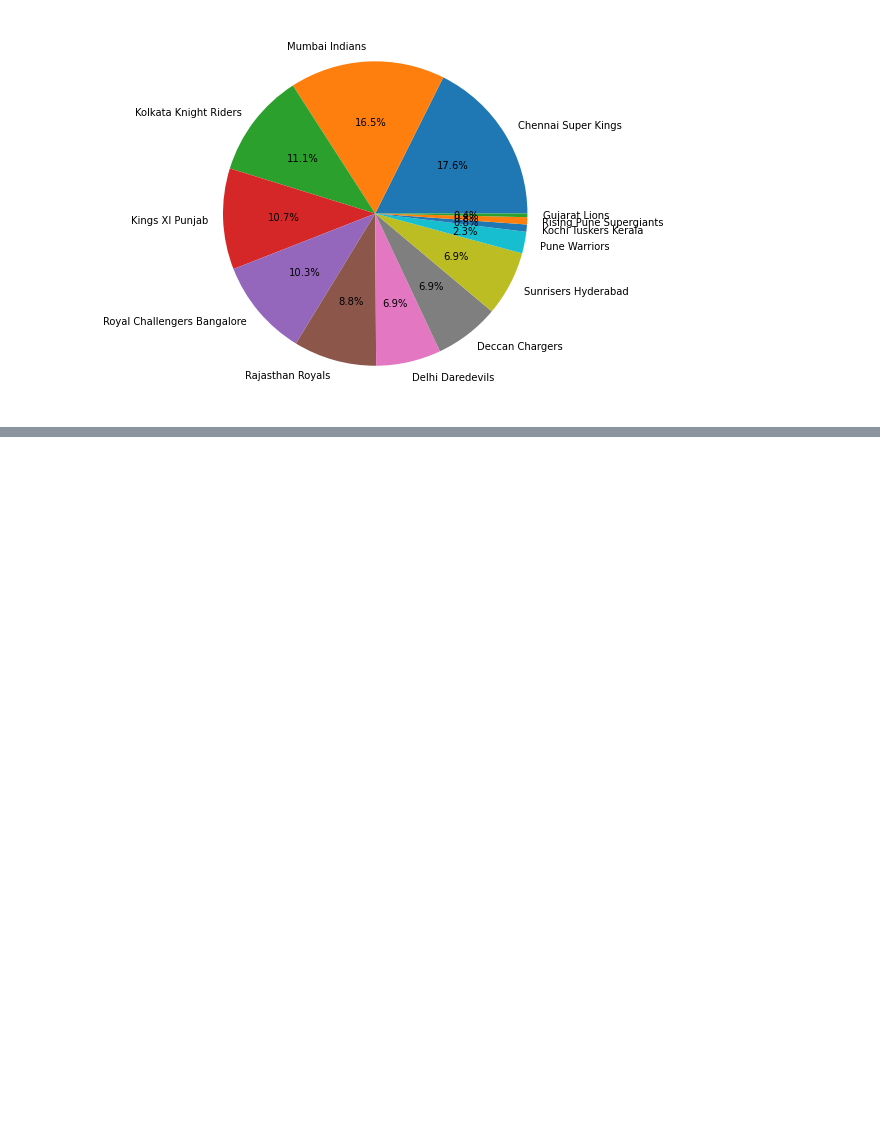
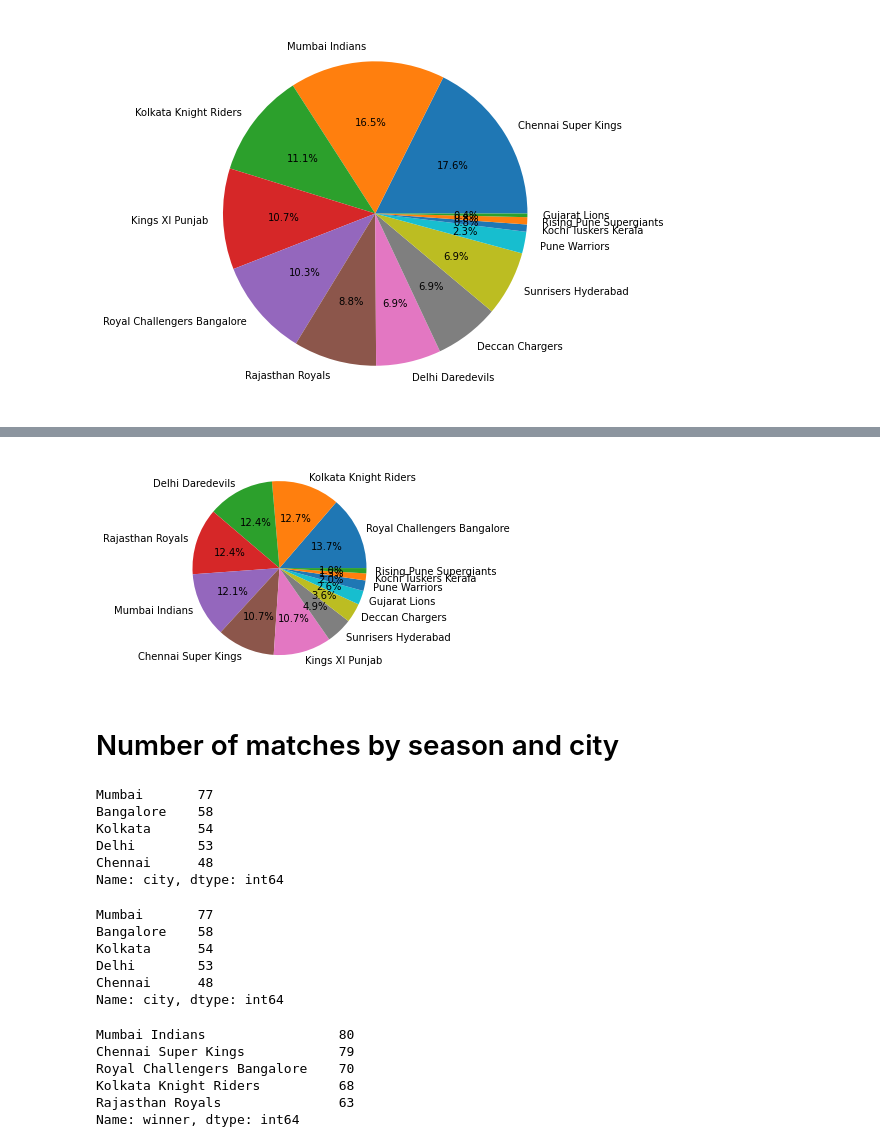
Before and after one commit to Newtanmukh/Python-projects, a Jupyter notebook: IPL Data Analysis/IPL Data Analysis.ipynb, the cells around one changed output, grey strips where cells are left out. Cells and saved outputs as stored; diff of their text form; code cells hidden in the pictures; blank space fills up the shorter version.

```diff
--- a/IPL Data Analysis/IPL Data Analysis.ipynb
+++ b/IPL Data Analysis/IPL Data Analysis.ipynb
@@ -167,0 +203,5 @@ plt.show()
+# %%
+plt.pie(list(batting_second['winner'].value_counts()),labels=list(batting_second['winner'].value_counts().keys()),autopct='%0.1f%%')
+plt.show()
+# %% [output]
+[figure, added]
@@ -167,0 +210,29 @@ plt.show()
+# %% [markdown]
+# Number of matches by season and city
+# %%
+ipl['city'].value_counts()[0:5]
+# %% [output]
+Mumbai       77
+Bangalore    58
+Kolkata      54
+Delhi        53
+Chennai      48
+Name: city, dtype: int64
+# %%
+ipl['city'].value_counts()[0:5]
+# %% [output]
+Mumbai       77
+Bangalore    58
+Kolkata      54
+Delhi        53
+Chennai      48
+Name: city, dtype: int64
+# %%
+ipl['winner'].value_counts()[0:5]
+# %% [output]
+Mumbai Indians                 80
+Chennai Super Kings            79
+Royal Challengers Bangalore    70
+Kolkata Knight Riders          68
+Rajasthan Royals               63
+Name: winner, dtype: int64
```
Also changed, not shown: parts of 16 cells of this notebook.
